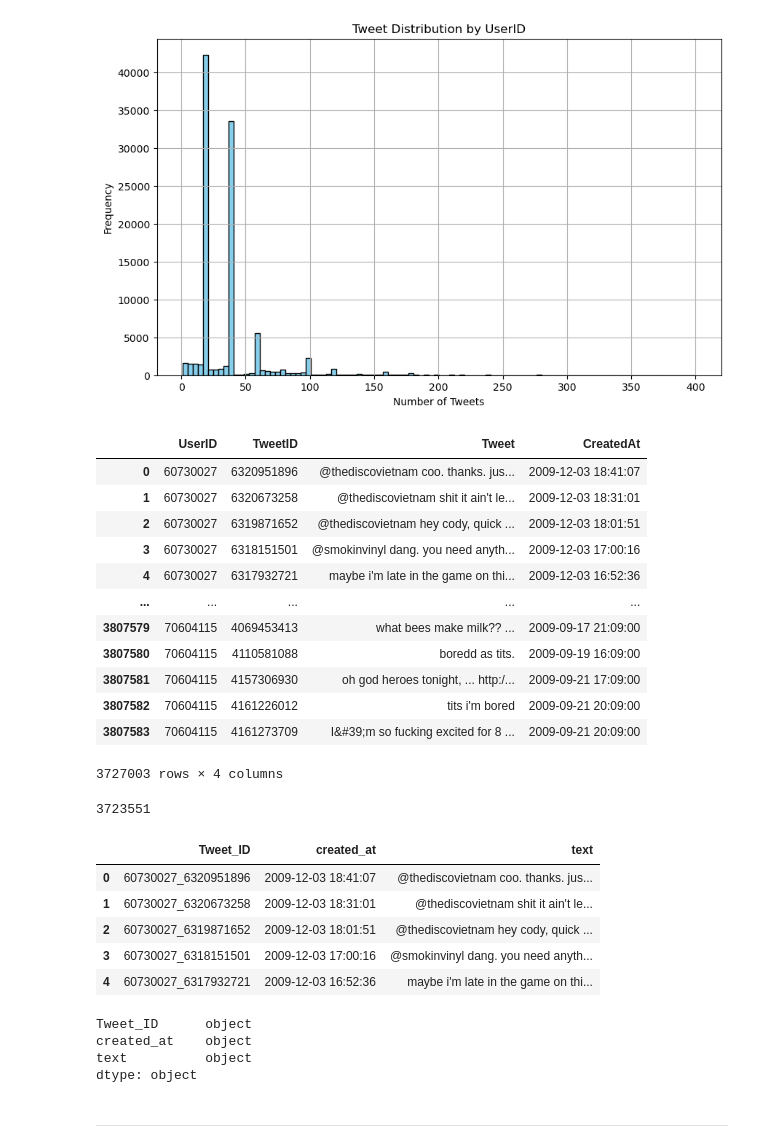
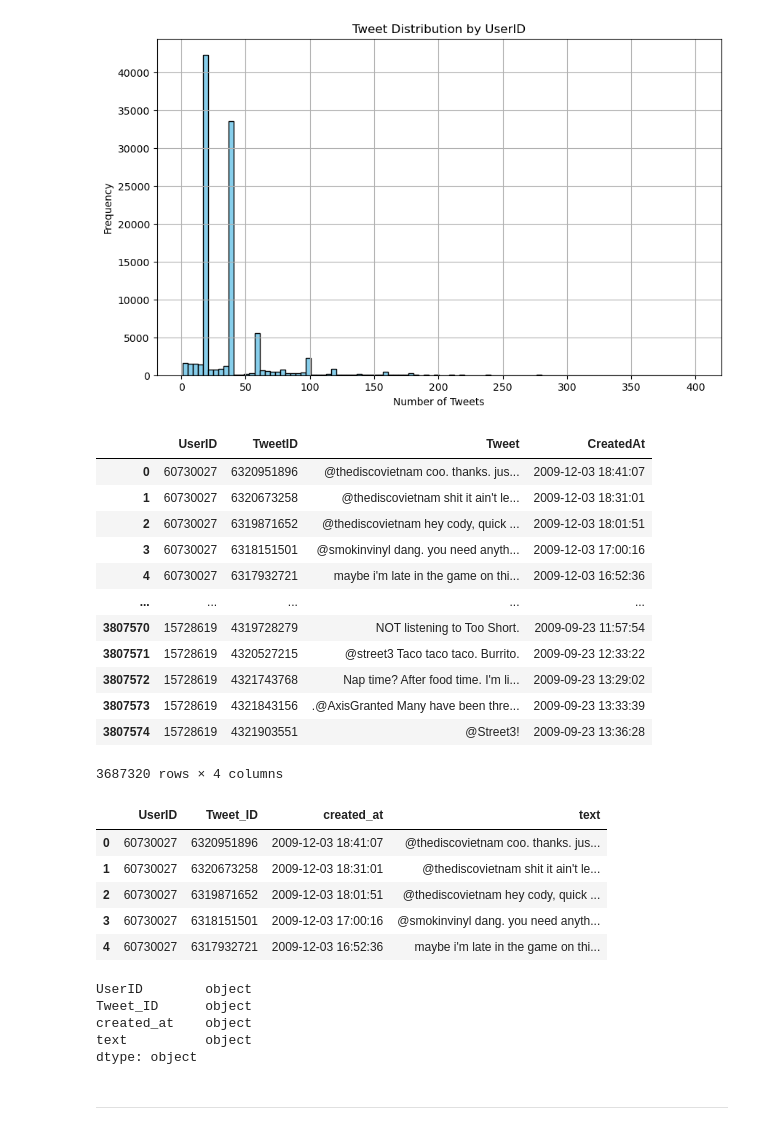
Before and after one commit to ljyyyy120/Captone_depression, a Jupyter notebook: 01_code/twitter_data.ipynb, the cells around one changed output. Drawn from its saved outputs; the diff is of its cells as text; code cells hidden in the pictures.

```diff
--- a/01_code/twitter_data.ipynb
+++ b/01_code/twitter_data.ipynb
@@ -199,6 +199,8 @@ plt.grid(True)
 plt.show()
 # %% [output]
 [figure]
+# %%
+tweet_clean = tweet_clean.groupby('UserID').filter(lambda x: len(x) >= 15)
 # %%
 tweet_clean
 # %% [output]
@@ -209,36 +211,33 @@ tweet_clean
 | 3 | 60730027 | 6318151501 | @smokinvinyl dang. you need anyth... | 2009-12-03 17:00:16 |
 | 4 | 60730027 | 6317932721 | maybe i'm late in the game on thi... | 2009-12-03 16:52:36 |
 | ... | ... | ... | ... | ... |
-| 3807579 | 70604115 | 4069453413 | what bees make milk?? ... | 2009-09-17 21:09:00 |
-| 3807580 | 70604115 | 4110581088 | boredd as tits. | 2009-09-19 16:09:00 |
-| 3807581 | 70604115 | 4157306930 | oh god heroes tonight, ... http:/... | 2009-09-21 17:09:00 |
-| 3807582 | 70604115 | 4161226012 | tits i'm bored | 2009-09-21 20:09:00 |
-| 3807583 | 70604115 | 4161273709 | I&#39;m so fucking excited for 8 ... | 2009-09-21 20:09:00 |
+| 3807570 | 15728619 | 4319728279 | NOT listening to Too Short. | 2009-09-23 11:57:54 |
+| 3807571 | 15728619 | 4320527215 | @street3 Taco taco taco. Burrito. | 2009-09-23 12:33:22 |
+| 3807572 | 15728619 | 4321743768 | Nap time? After food time. I'm li... | 2009-09-23 13:29:02 |
+| 3807573 | 15728619 | 4321843156 | .@AxisGranted Many have been thre... | 2009-09-23 13:33:39 |
+| 3807574 | 15728619 | 4321903551 | @Street3! | 2009-09-23 13:36:28 |
-3727003 rows × 4 columns
+3687320 rows × 4 columns
-# %%
-len(tweet_clean['TweetID'].unique())
-# %% [output]
-3723551
 # %%
 #input of depression detector: [Tweet_ID, created_at, text]
 # Create a new 'Tweet_ID' by combining 'UserID' and 'TweetID' with an underscore
-tweet_clean['Tweet_ID'] = tweet_clean['UserID'].astype(str) + "_" + tweet_clean['TweetID'].astype(str)
+#tweet_clean['Tweet_ID'] = tweet_clean['UserID'].astype(str) + "_" + tweet_clean['TweetID'].astype(str)
 
 # Select the relevant columns: 'Tweet_ID', 'CreatedAt' (renaming to 'created_at'), and 'Tweet' (renaming to 'text')
-processed_tweets = tweet_clean[['Tweet_ID', 'CreatedAt', 'Tweet']].rename(columns={'CreatedAt': 'created_at', 'Tweet': 'text'})
+processed_tweets = tweet_clean[['UserID','TweetID', 'CreatedAt', 'Tweet']].rename(columns={'TweetID':'Tweet_ID','CreatedAt': 'created_at', 'Tweet': 'text'})
 
 # Display the first few rows of the processed DataFrame
 processed_tweets.head()
 # %% [output]
-|  | Tweet_ID | created_at | text |
-| 0 | 60730027_6320951896 | 2009-12-03 18:41:07 | @thediscovietnam coo. thanks. jus... |
-| 1 | 60730027_6320673258 | 2009-12-03 18:31:01 | @thediscovietnam shit it ain't le... |
-| 2 | 60730027_6319871652 | 2009-12-03 18:01:51 | @thediscovietnam hey cody, quick ... |
-| 3 | 60730027_6318151501 | 2009-12-03 17:00:16 | @smokinvinyl dang. you need anyth... |
-| 4 | 60730027_6317932721 | 2009-12-03 16:52:36 | maybe i'm late in the game on thi... |
+|  | UserID | Tweet_ID | created_at | text |
+| 0 | 60730027 | 6320951896 | 2009-12-03 18:41:07 | @thediscovietnam coo. thanks. jus... |
+| 1 | 60730027 | 6320673258 | 2009-12-03 18:31:01 | @thediscovietnam shit it ain't le... |
+| 2 | 60730027 | 6319871652 | 2009-12-03 18:01:51 | @thediscovietnam hey cody, quick ... |
+| 3 | 60730027 | 6318151501 | 2009-12-03 17:00:16 | @smokinvinyl dang. you need anyth... |
+| 4 | 60730027 | 6317932721 | 2009-12-03 16:52:36 | maybe i'm late in the game on thi... |
 # %%
 processed_tweets.dtypes
 # %% [output]
+UserID        object
 Tweet_ID      object
 created_at    object
 text          object
```
Also changed, not shown: parts of 9 cells of this notebook, 19 other files.
